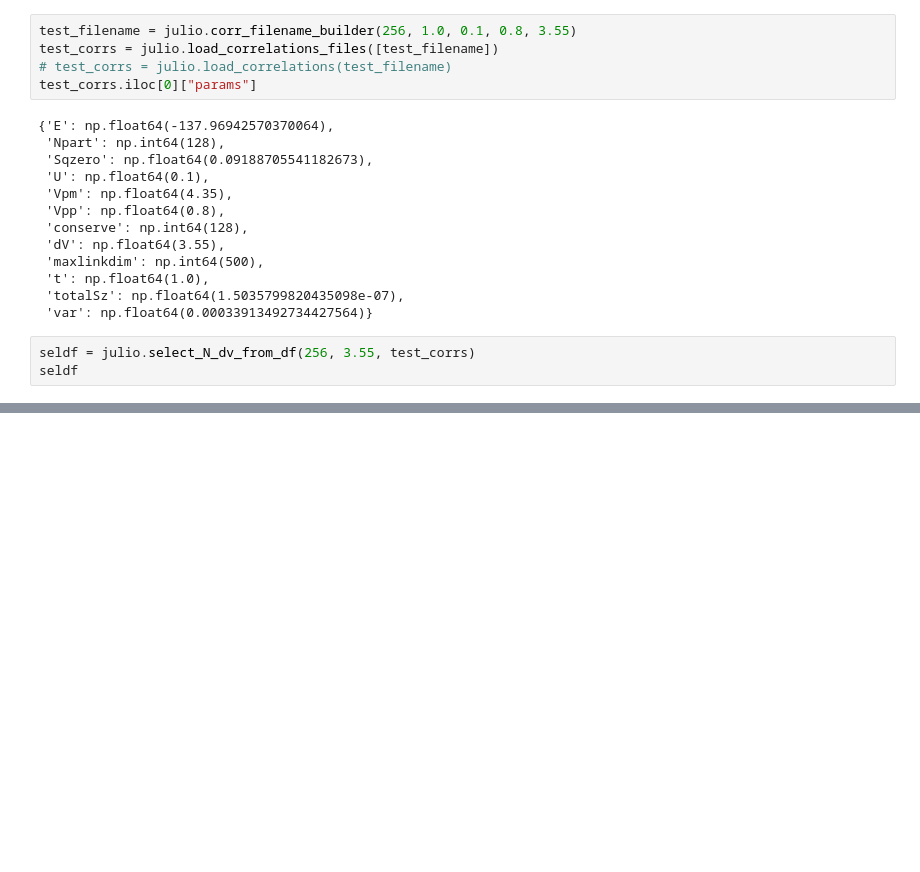
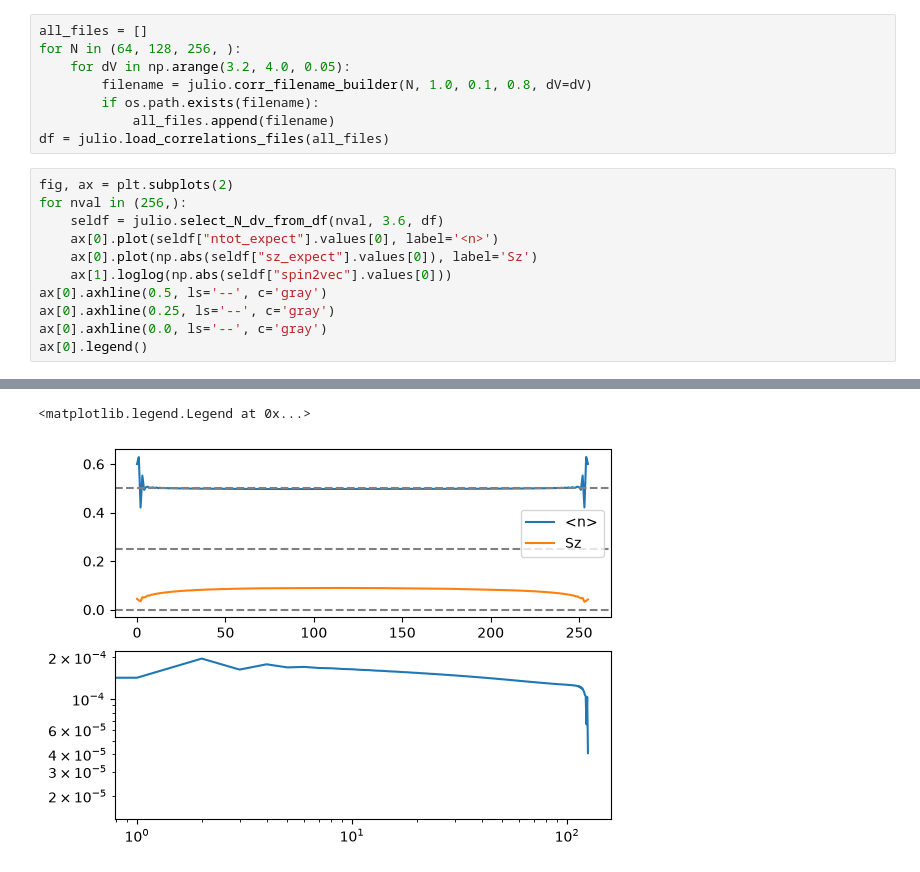
Before and after one commit to aravindhshankar/Spin1LongRangeOrder.jl, a Jupyter notebook: python/figmaker/show_phase_sep_fdmrg.ipynb, the cells around one changed output, grey strips where cells are left out. Drawn from its saved outputs; the diff is of its cells as text; blank space fills up the shorter version.

```diff
--- a/python/figmaker/show_phase_sep_fdmrg.ipynb
+++ b/python/figmaker/show_phase_sep_fdmrg.ipynb
@@ -11,22 +12,20 @@ importlib.reload(julio)
 # %%
-test_filename = julio.corr_filename_builder(256, 1.0, 0.1, 0.8, 3.55)
-test_corrs = julio.load_correlations_files([test_filename])
-# test_corrs = julio.load_correlations(test_filename)
-test_corrs.iloc[0]["params"]
+all_files = []
+for N in (64, 128, 256, ):
+    for dV in np.arange(3.2, 4.0, 0.05):
+        filename = julio.corr_filename_builder(N, 1.0, 0.1, 0.8, dV=dV)
+        if os.path.exists(filename):
+            all_files.append(filename)
+df = julio.load_correlations_files(all_files)
-# %% [output]
-{'E': np.float64(-137.96942570370064),
- 'Npart': np.int64(128),
- 'Sqzero': np.float64(0.09188705541182673),
- 'U': np.float64(0.1),
- 'Vpm': np.float64(4.35),
- 'Vpp': np.float64(0.8),
- 'conserve': np.int64(128),
- 'dV': np.float64(3.55),
- 'maxlinkdim': np.int64(500),
- 't': np.float64(1.0),
- 'totalSz': np.float64(1.5035799820435098e-07),
- 'var': np.float64(0.00033913492734427564)}
 # %%
-seldf = julio.select_N_dv_from_df(256, 3.55, test_corrs)
-seldf
+fig, ax = plt.subplots(2)
+for nval in (256,):
+    seldf = julio.select_N_dv_from_df(nval, 3.6, df)
+    ax[0].plot(seldf["ntot_expect"].values[0], label='<n>')
+    ax[0].plot(np.abs(seldf["sz_expect"].values[0]), label='Sz')
+    ax[1].loglog(np.abs(seldf["spin2vec"].values[0]))
+ax[0].axhline(0.5, ls='--', c='gray')
+ax[0].axhline(0.25, ls='--', c='gray')
+ax[0].axhline(0.0, ls='--', c='gray')
+ax[0].legend()
 # %% [output]
@@ -34,0 +32,2 @@ seldf
+<matplotlib.legend.Legend at 0x...>
+[figure, added]
```
Also changed, not shown: parts of 5 cells of this notebook, 5 other files.
